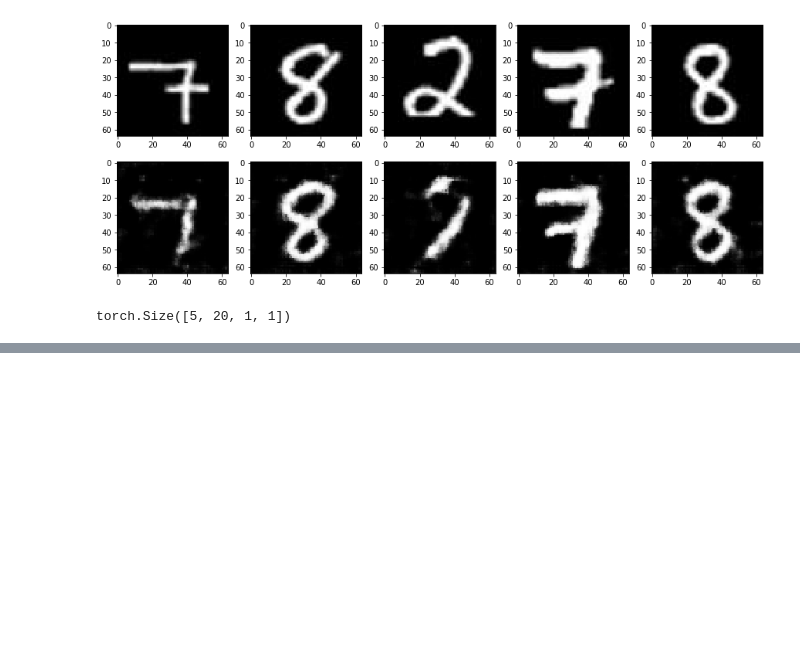
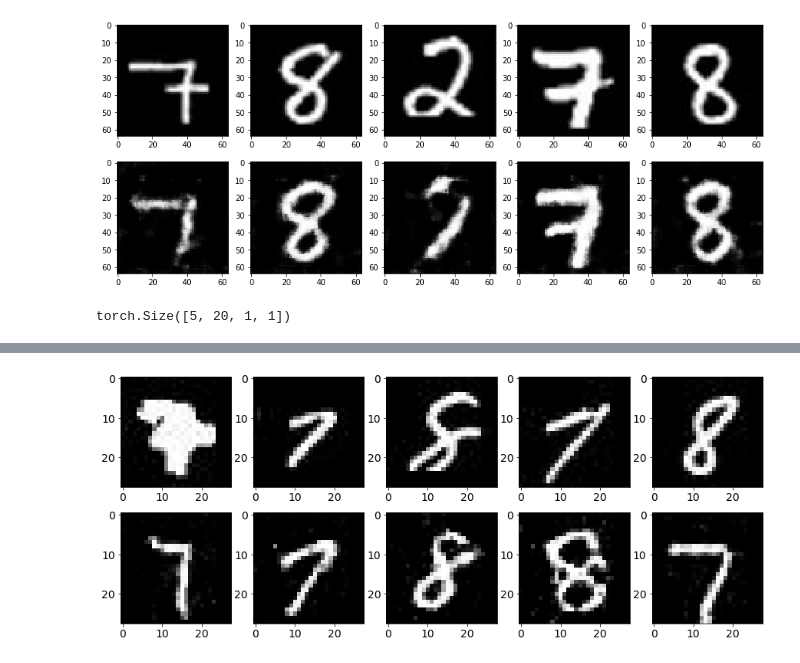
Before and after one commit to nsakki55/tech-notes, a Jupyter notebook: pytorch_advanced/6_gan_anomaly_detection/ch6.ipynb, the cells around one changed output, grey strips where cells are left out. Saved outputs shown, nothing was run; the diff lists cells and outputs as text; code cells hidden in the pictures; blank space fills up the shorter version.

```diff
--- a/pytorch_advanced/6_gan_anomaly_detection/ch6.ipynb
+++ b/pytorch_advanced/6_gan_anomaly_detection/ch6.ipynb
@@ -568,0 +751,9 @@ torch.Size([5, 20, 1, 1])
+# %%
+E = Encoder(z_dim=20)
+# 入力する画像データ
+x = fake_images
+# 画像からzをEncode
+z =E(x)
+
+print(z.shape)
+print(z)
@@ -568,0 +1026,6 @@ torch.Size([5, 20, 1, 1])
+# %%
+# 学習・検証を実行する
+# 15分ほどかかる
+num_epochs = 2000
+G_update, D_update, E_update = train_model(
+    G, D, E, dataloader=train_dataloader, num_epochs=num_epochs)
@@ -568,0 +1050,27 @@ torch.Size([5, 20, 1, 1])
+# %%
+# 生成画像と訓練データを可視化する
+device = torch.device("cuda:0" if torch.cuda.is_available() else "cpu")
+
+# 入力の乱数生成
+batch_size = 8
+z_dim = 20
+fixed_z = torch.randn(batch_size, z_dim)
+fake_images = G_update(fixed_z.to(device))
+
+# 訓練データ
+batch_iterator = iter(train_dataloader)  # イテレータに変換
+imges = next(batch_iterator)  # 1番目の要素を取り出す
+
+
+# 出力
+fig = plt.figure(figsize=(15, 6))
+for i in range(0, 5):
+    # 上段に訓練データを
+    plt.subplot(2, 5, i+1)
+    plt.imshow(imges[i][0].cpu().detach().numpy(), 'gray')
+
+    # 下段に生成データを表示する
+    plt.subplot(2, 5, 5+i+1)
+    plt.imshow(fake_images[i][0].cpu().detach().numpy(), 'gray')
+# %% [output]
+[figure, added]
```
Also changed, not shown: parts of 21 cells of this notebook.
